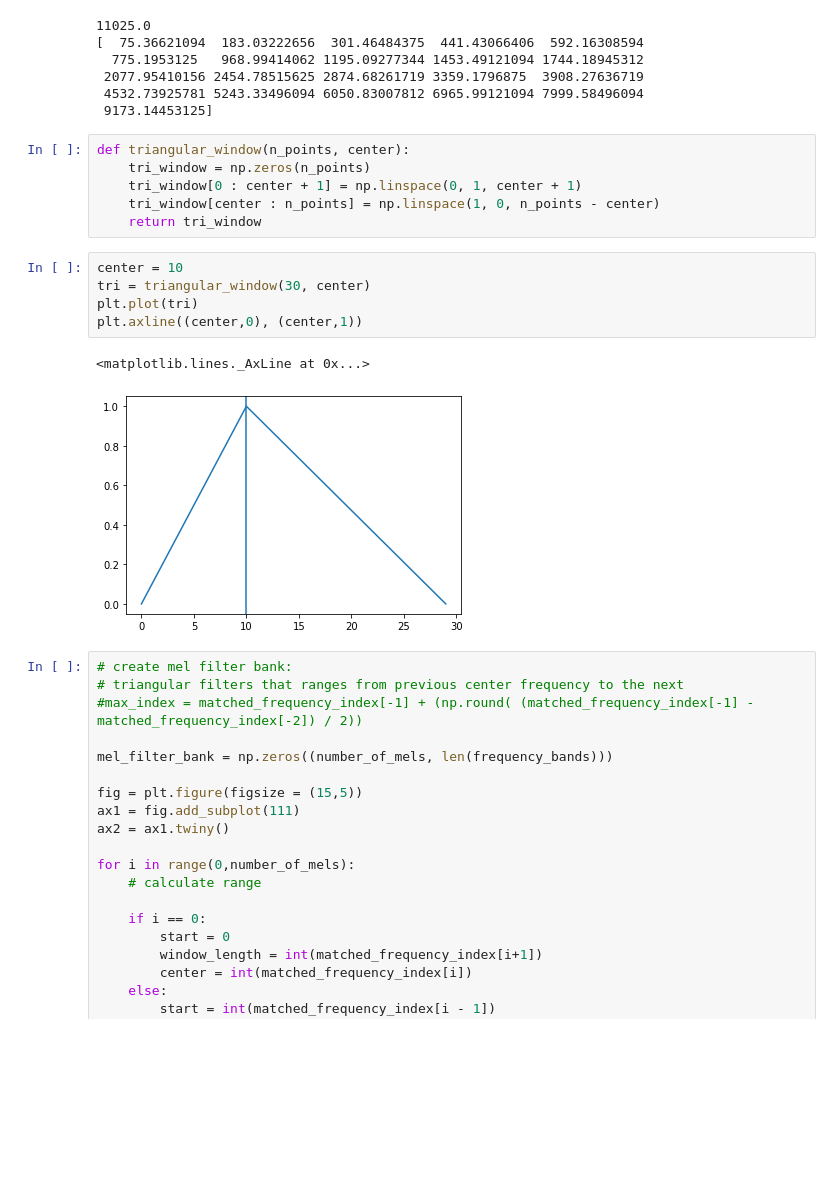
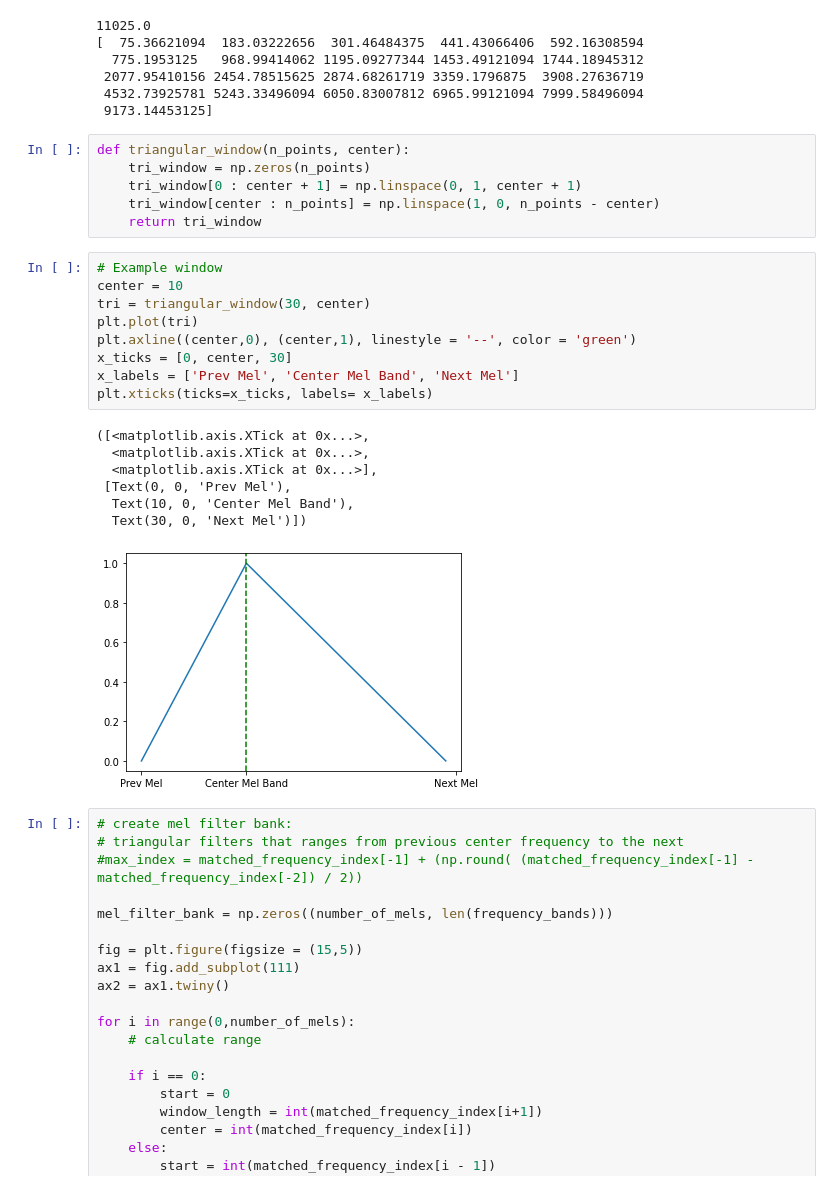
Before and after one commit to HNuijens/PythonAudioProcessing, a Jupyter notebook: Analysis/MFCC.ipynb, the cells around one changed output. Drawn from its saved outputs; the diff is of its cells as text; blank space fills up the shorter version.

Commit message:
added custom triangular window

```diff
--- a/Analysis/MFCC.ipynb
+++ b/Analysis/MFCC.ipynb
@@ -116,20 +115,29 @@ print(matched_frequency_bands)
  2077.95410156 2454.78515625 2874.68261719 3359.1796875  3908.27636719
  4532.73925781 5243.33496094 6050.83007812 6965.99121094 7999.58496094
  9173.14453125]
-# %%
-def triangular_window(n_points, center):
-    tri_window = np.zeros(n_points)
-    tri_window[0 : center + 1] = np.linspace(0, 1, center + 1)
-    tri_window[center : n_points] = np.linspace(1, 0, n_points - center)
-    return tri_window
-# %%
-center = 10
-tri = triangular_window(30, center)
-plt.plot(tri)
-plt.axline((center,0), (center,1))
-# %% [output]
-<matplotlib.lines._AxLine at 0x...>
-[figure, removed]
+# %%
+def triangular_window(n_points, center):
+    tri_window = np.zeros(n_points)
+    tri_window[0 : center + 1] = np.linspace(0, 1, center + 1)
+    tri_window[center : n_points] = np.linspace(1, 0, n_points - center)
+    return tri_window
+# %%
+# Example window
+center = 10
+tri = triangular_window(30, center)
+plt.plot(tri)
+plt.axline((center,0), (center,1), linestyle = '--', color = 'green')
+x_ticks = [0, center, 30]
+x_labels = ['Prev Mel', 'Center Mel Band', 'Next Mel']
+plt.xticks(ticks=x_ticks, labels= x_labels)
+# %% [output]
+([<matplotlib.axis.XTick at 0x...>,
+  <matplotlib.axis.XTick at 0x...>,
+  <matplotlib.axis.XTick at 0x...>],
+ [Text(0, 0, 'Prev Mel'),
+  Text(10, 0, 'Center Mel Band'),
+  Text(30, 0, 'Next Mel')])
+[figure, added]
 # %%
 # create mel filter bank:
 # triangular filters that ranges from previous center frequency to the next
```
Also changed, not shown: parts of 15 cells of this notebook.
